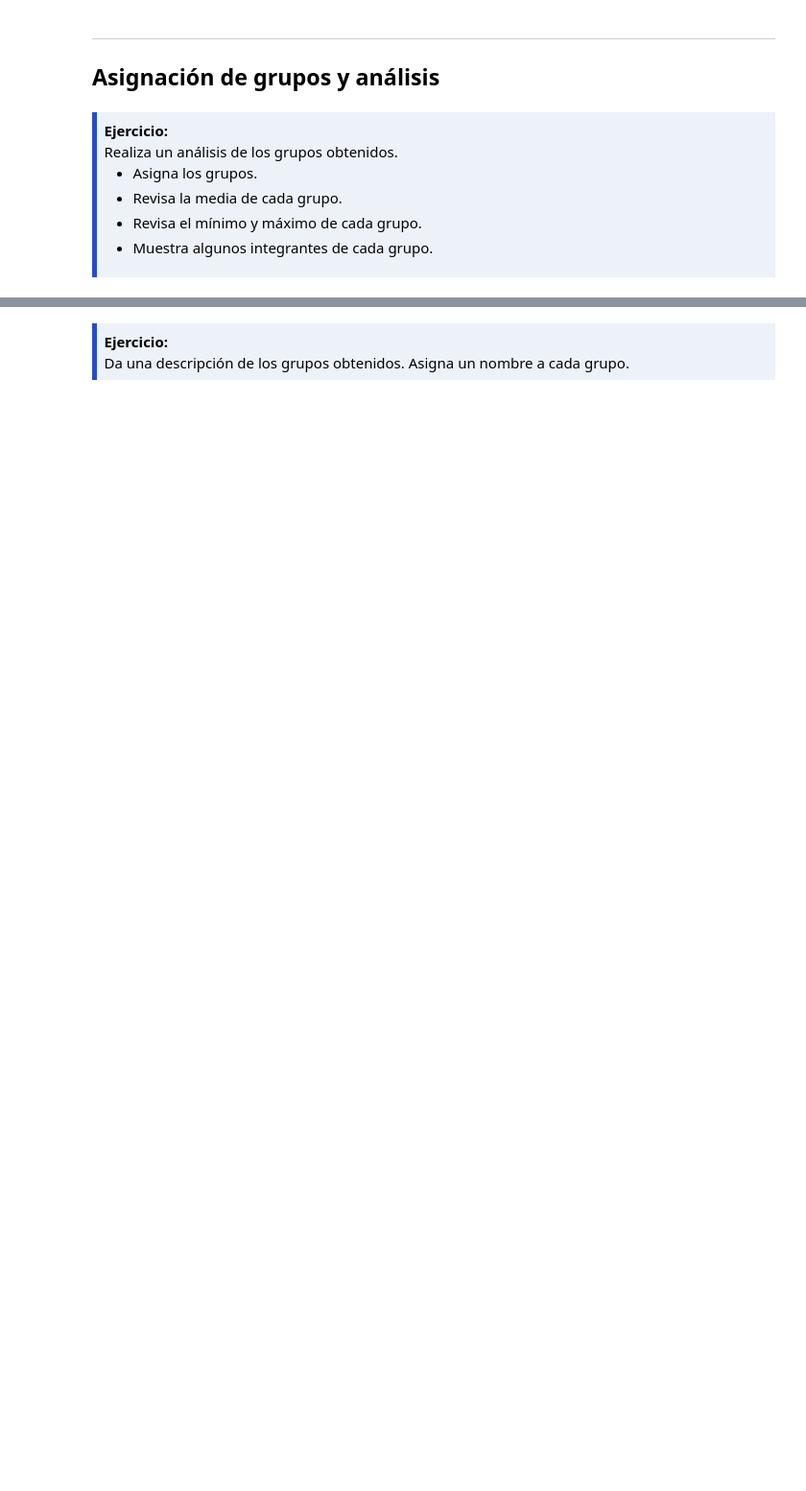
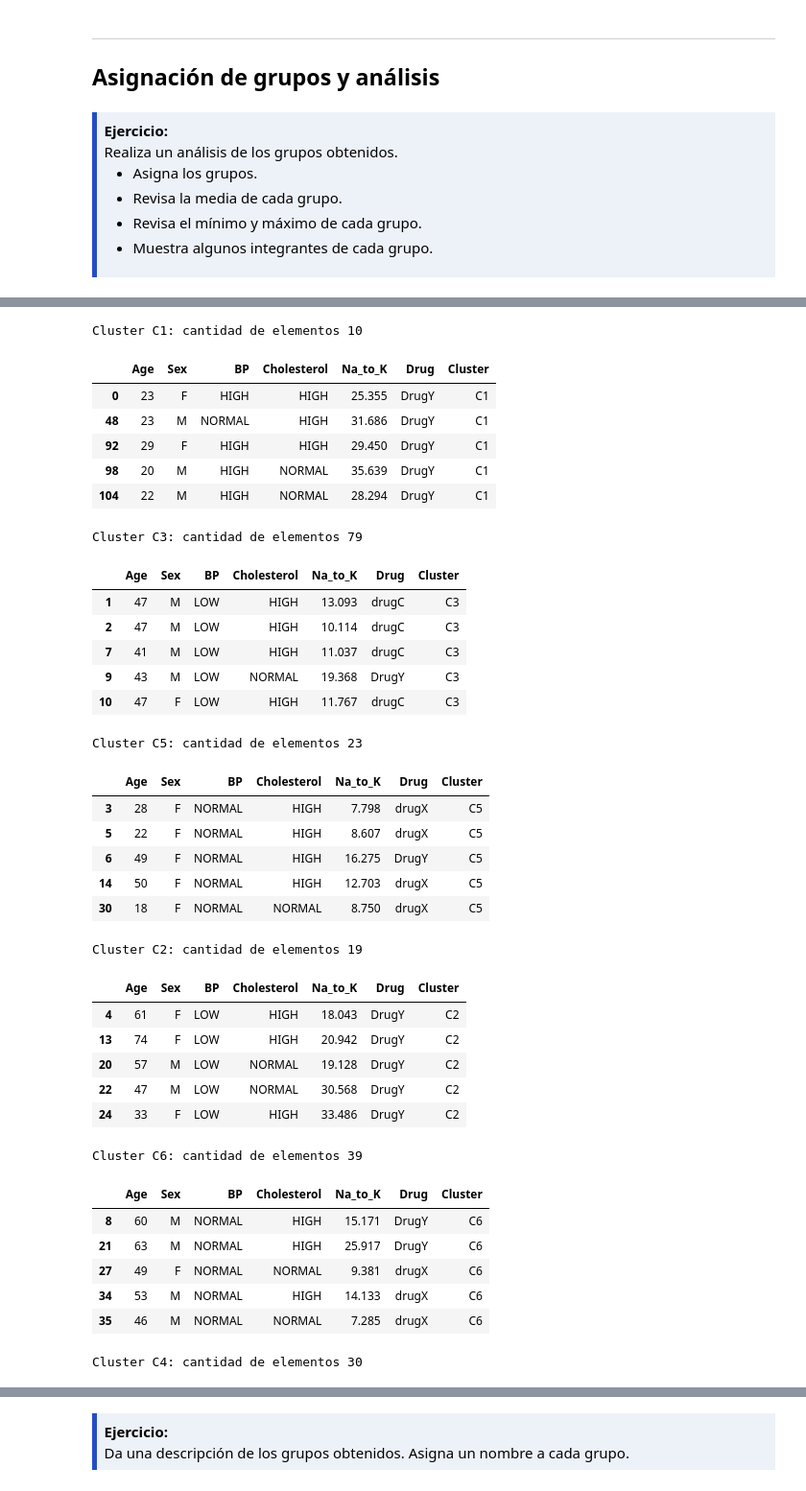
Before and after one commit to JustmeLu/Tareas-automatizacionInicial, a Jupyter notebook: 2-Ejercicios/03-Agrupamiento-Jerarquico.ipynb, the cells around one changed output, grey strips where cells are left out. Shown at 96% size. Cells and saved outputs as stored; diff of their text form; code cells hidden in the pictures; blank space fills up the shorter version.

```diff
--- a/2-Ejercicios/03-Agrupamiento-Jerarquico.ipynb
+++ b/2-Ejercicios/03-Agrupamiento-Jerarquico.ipynb
@@ -186,0 +235,42 @@ NameError: name 'fcluster' is not defined
+# %%
+# Mostrar algunos integrantes de cada clúster
+for cluster in data['Cluster'].unique():
+    print(f'Cluster {cluster}: cantidad de elementos {data[data["Cluster"] == cluster].shape[0]}')
+    display(data[data['Cluster'] == cluster].head(5))
+# %% [output]
+Cluster C1: cantidad de elementos 10
+|  | Age | Sex | BP | Cholesterol | Na_to_K | Drug | Cluster |
+| 0 | 23 | F | HIGH | HIGH | 25.355 | DrugY | C1 |
+| 48 | 23 | M | NORMAL | HIGH | 31.686 | DrugY | C1 |
+| 92 | 29 | F | HIGH | HIGH | 29.450 | DrugY | C1 |
+| 98 | 20 | M | HIGH | NORMAL | 35.639 | DrugY | C1 |
+| 104 | 22 | M | HIGH | NORMAL | 28.294 | DrugY | C1 |
+Cluster C3: cantidad de elementos 79
+|  | Age | Sex | BP | Cholesterol | Na_to_K | Drug | Cluster |
+| 1 | 47 | M | LOW | HIGH | 13.093 | drugC | C3 |
+| 2 | 47 | M | LOW | HIGH | 10.114 | drugC | C3 |
+| 7 | 41 | M | LOW | HIGH | 11.037 | drugC | C3 |
+| 9 | 43 | M | LOW | NORMAL | 19.368 | DrugY | C3 |
+| 10 | 47 | F | LOW | HIGH | 11.767 | drugC | C3 |
+Cluster C5: cantidad de elementos 23
+|  | Age | Sex | BP | Cholesterol | Na_to_K | Drug | Cluster |
+| 3 | 28 | F | NORMAL | HIGH | 7.798 | drugX | C5 |
+| 5 | 22 | F | NORMAL | HIGH | 8.607 | drugX | C5 |
+| 6 | 49 | F | NORMAL | HIGH | 16.275 | DrugY | C5 |
+| 14 | 50 | F | NORMAL | HIGH | 12.703 | drugX | C5 |
+| 30 | 18 | F | NORMAL | NORMAL | 8.750 | drugX | C5 |
+Cluster C2: cantidad de elementos 19
+|  | Age | Sex | BP | Cholesterol | Na_to_K | Drug | Cluster |
+| 4 | 61 | F | LOW | HIGH | 18.043 | DrugY | C2 |
+| 13 | 74 | F | LOW | HIGH | 20.942 | DrugY | C2 |
+| 20 | 57 | M | LOW | NORMAL | 19.128 | DrugY | C2 |
+| 22 | 47 | M | LOW | NORMAL | 30.568 | DrugY | C2 |
+| 24 | 33 | F | LOW | HIGH | 33.486 | DrugY | C2 |
+Cluster C6: cantidad de elementos 39
+|  | Age | Sex | BP | Cholesterol | Na_to_K | Drug | Cluster |
+| 8 | 60 | M | NORMAL | HIGH | 15.171 | DrugY | C6 |
+| 21 | 63 | M | NORMAL | HIGH | 25.917 | DrugY | C6 |
+| 27 | 49 | F | NORMAL | NORMAL | 9.381 | drugX | C6 |
+| 34 | 53 | M | NORMAL | HIGH | 14.133 | drugX | C6 |
+| 35 | 46 | M | NORMAL | NORMAL | 7.285 | drugX | C6 |
+Cluster C4: cantidad de elementos 30
```
Also changed, not shown: parts of 18 cells of this notebook.
